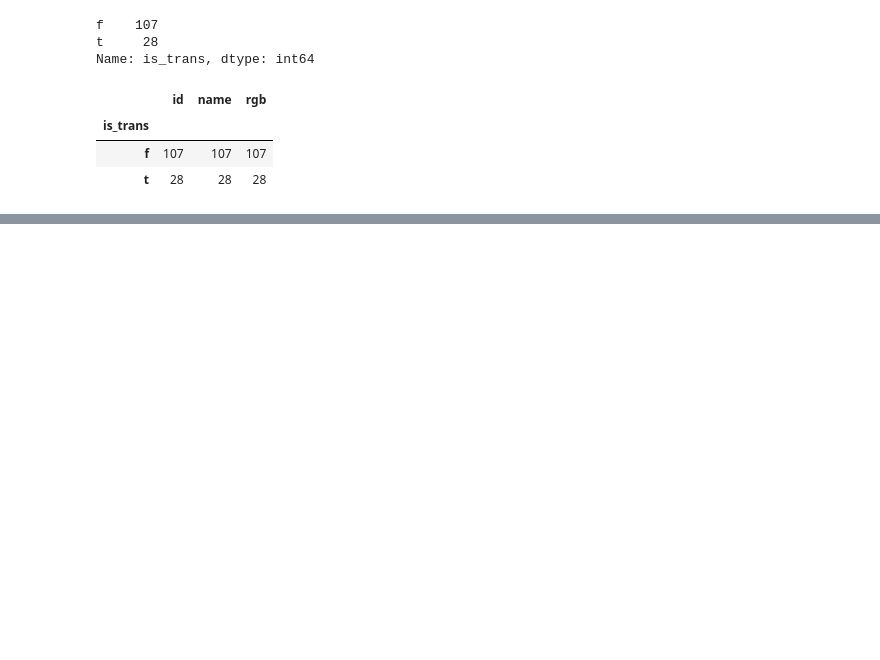
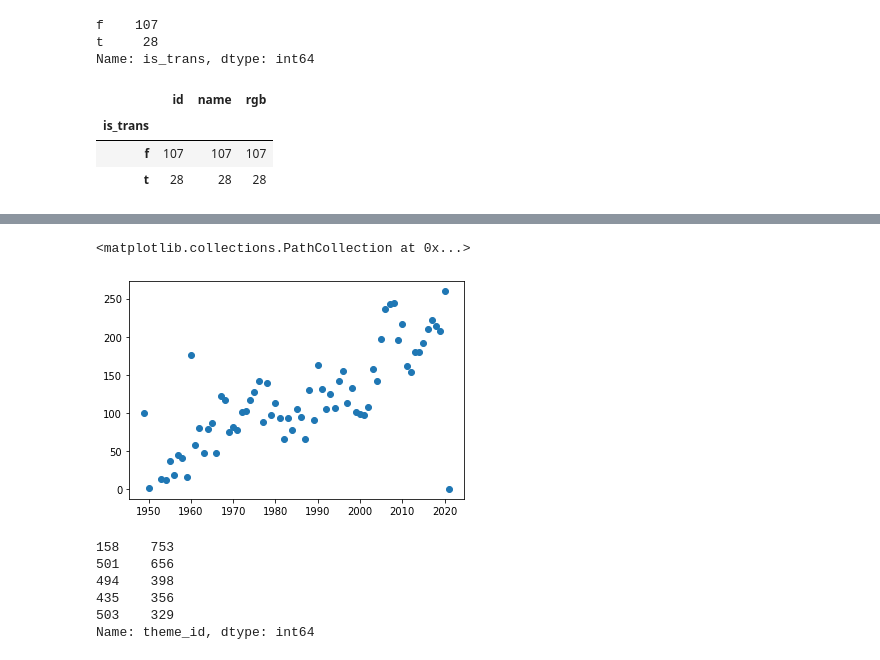
Before and after one commit to Katamave/notebooks, a Jupyter notebook: lego.ipynb, the cells around one changed output, grey strips where cells are left out. Drawn from its saved outputs; the diff is of its cells as text; code cells hidden in the pictures; blank space fills up the shorter version.

```diff
--- a/lego.ipynb
+++ b/lego.ipynb
@@ -48,0 +175,2 @@ df.groupby(df.is_trans).count()
+# %%
+parts_per_set = sets_df.groupby('year').agg({'num_parts': pd.Series.mean })
@@ -48,0 +187,5 @@ df.groupby(df.is_trans).count()
+# %%
+plt.scatter(parts_per_set.index, parts_per_set.num_parts)
+# %% [output]
+<matplotlib.collections.PathCollection at 0x...>
+[figure, added]
@@ -48,0 +194,9 @@ df.groupby(df.is_trans).count()
+# %%
+set_theme_count[:5]
+# %% [output]
+158    753
+501    656
+494    398
+435    356
+503    329
+Name: theme_id, dtype: int64
```
Also changed, not shown: parts of 26 cells of this notebook, 1 other file.
